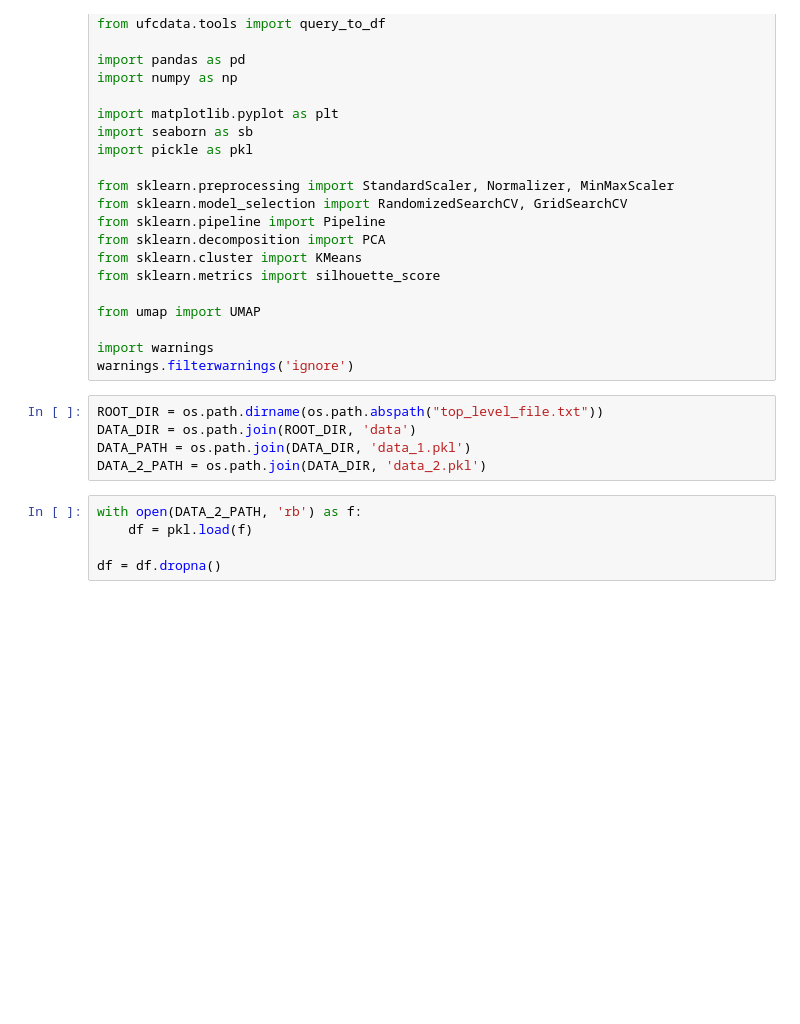
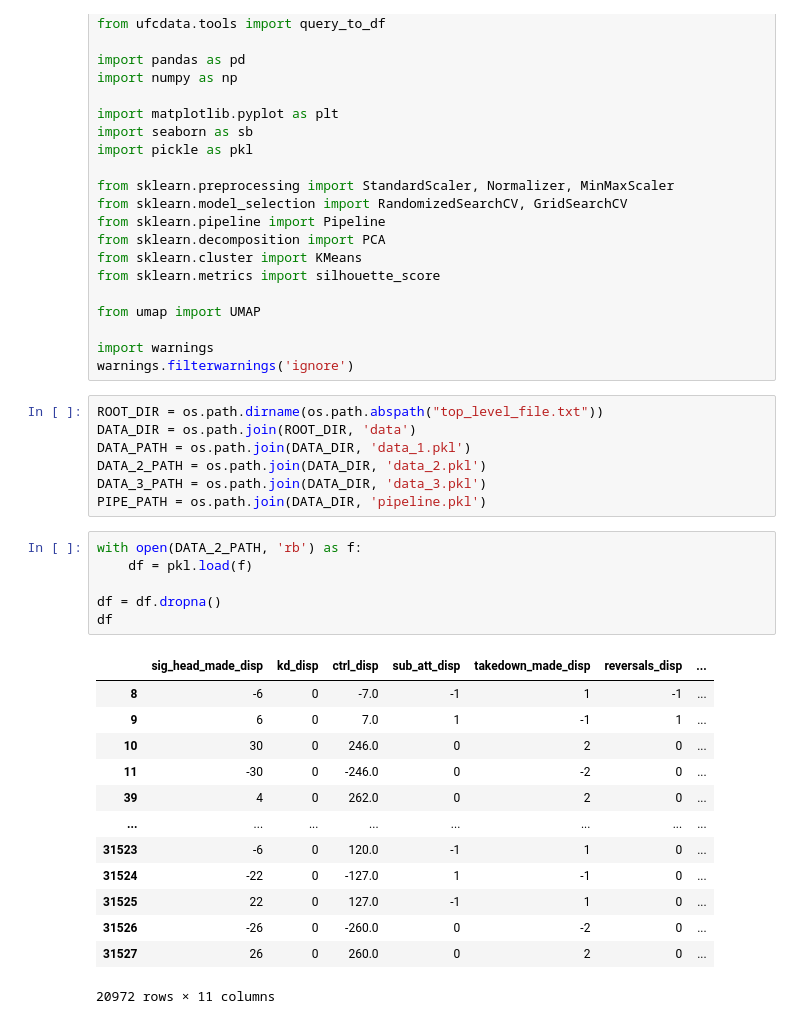
Before and after one commit to neelgokhale/UFCData-Project, a Jupyter notebook: code/UMAP.ipynb, the cells around one changed output. Cells and saved outputs as stored; diff of their text form; blank space fills up the shorter version.

```diff
--- a/code/UMAP.ipynb
+++ b/code/UMAP.ipynb
@@ -27,11 +27,28 @@ ROOT_DIR = os.path.dirname(os.path.abspath("top_level_file.txt"))
 DATA_DIR = os.path.join(ROOT_DIR, 'data')
 DATA_PATH = os.path.join(DATA_DIR, 'data_1.pkl')
 DATA_2_PATH = os.path.join(DATA_DIR, 'data_2.pkl')
+DATA_3_PATH = os.path.join(DATA_DIR, 'data_3.pkl')
+PIPE_PATH = os.path.join(DATA_DIR, 'pipeline.pkl')
 # %%
 with open(DATA_2_PATH, 'rb') as f:
     df = pkl.load(f)
 
 df = df.dropna()
+df
+# %% [output]
+|  | sig_head_made_disp | kd_disp | ctrl_disp | sub_att_disp | takedown_made_disp | reversals_disp | ... |
+| 8 | -6 | 0 | -7.0 | -1 | 1 | -1 | ... |
+| 9 | 6 | 0 | 7.0 | 1 | -1 | 1 | ... |
+| 10 | 30 | 0 | 246.0 | 0 | 2 | 0 | ... |
+| 11 | -30 | 0 | -246.0 | 0 | -2 | 0 | ... |
+| 39 | 4 | 0 | 262.0 | 0 | 2 | 0 | ... |
+| ... | ... | ... | ... | ... | ... | ... | ... |
+| 31523 | -6 | 0 | 120.0 | -1 | 1 | 0 | ... |
+| 31524 | -22 | 0 | -127.0 | 1 | -1 | 0 | ... |
+| 31525 | 22 | 0 | 127.0 | -1 | 1 | 0 | ... |
+| 31526 | -26 | 0 | -260.0 | 0 | -2 | 0 | ... |
+| 31527 | 26 | 0 | 260.0 | 0 | 2 | 0 | ... |
+20972 rows × 11 columns
 # %%
 preprocessor = Pipeline(
     [
```
Also changed, not shown: parts of 17 cells of this notebook, 6 other files.
